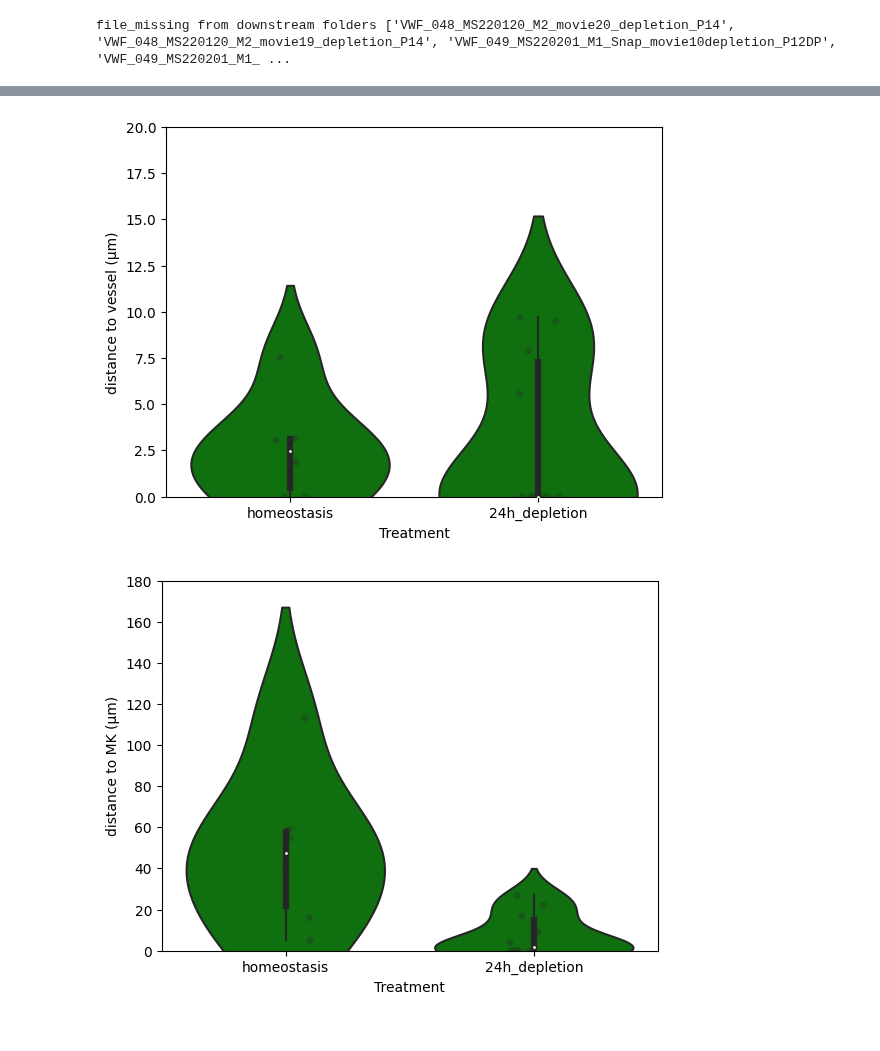
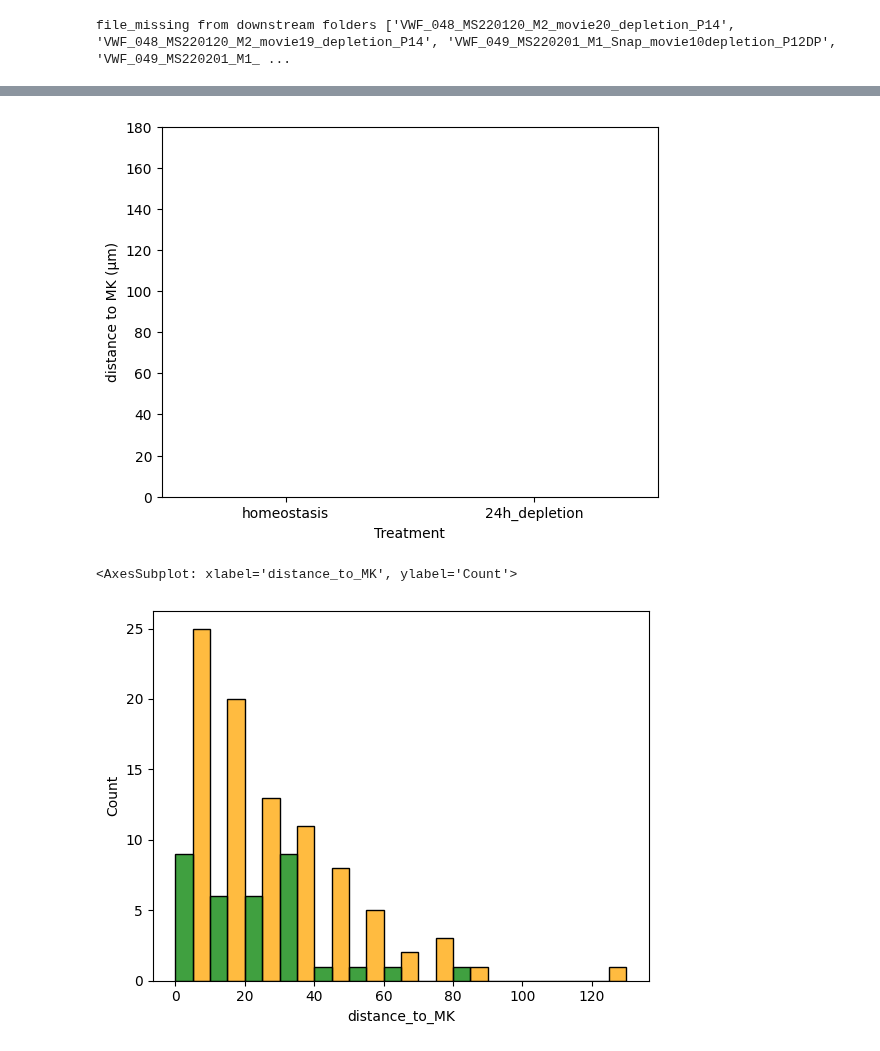
Before and after one commit to Mas515/Image_analysis, a Jupyter notebook: IVMtilescans_plot.ipynb, the cells around one changed output, grey strips where cells are left out. Drawn from its saved outputs; the diff is of its cells as text; code cells hidden in the pictures.

Commit message:
MK plots from Imaris

```diff
--- a/IVMtilescans_plot.ipynb
+++ b/IVMtilescans_plot.ipynb
@@ -342,13 +474,16 @@ print('file_missing from downstream folders', missing_file)
 file_missing from downstream folders ['VWF_048_MS220120_M2_movie20_depletion_P14', 'VWF_048_MS220120_M2_movie19_depletion_P14', 'VWF_049_MS220201_M1_Snap_movie10depletion_P12DP', 'VWF_049_MS220201_M1_ ...
 # %%
 data=pd.read_csv('/Users/secchim/Documents/Experiments/Imaris_aged_IVM_tilescans/distance_to_MK_v1.csv', index_col=None, header=0)
-data=data[data['Treatment']=='homeostasis']
+# data=data[data['Treatment']=='homeostasis']
+data=data[data['Treatment']=='24h_depletion']
+data=data[data['file_type']=='tilescan']
 # sns.histplot(data, x="distance_to_MK", hue="Hoxb5_status_corrected", palette=['green','orange'], hue_order=('Hoxb5_vwf','hoxb5'), legend=False, binwidth=10, multiple="dodge")
 
 for r,b, in data.iterrows():
+    data.loc[r,'distance_to_vessel']=data.loc[r,'distance_to_vessel']-4
     if data.loc[r,'distance_to_vessel']<0:
         data.loc[r,'distance_to_vessel']=0
 
-sns.histplot(data, x="distance_to_vessel", hue="Hoxb5_status_corrected", palette=['green','orange'], hue_order=('Hoxb5_vwf','hoxb5'), legend=False, binwidth=10, multiple="dodge")
+sns.histplot(data, x="distance_to_vessel", hue="Hoxb5_status_corrected", palette=['green','orange'], hue_order=('Hoxb5_vwf','hoxb5'), legend=False, binwidth=5, multiple="dodge")
 # %% [output]
 <AxesSubplot: xlabel='distance_to_vessel', ylabel='Count'>
@@ -357,7 +492,9 @@ sns.histplot(data, x="distance_to_vessel", hue="Hoxb5_status_corrected", palette
 #attempt to calculate distances between KuO
 data=pd.read_csv('/Users/secchim/Documents/Experiments/Imaris_aged_IVM_tilescans/distance_to_MK_v1.csv', index_col=None, header=0)
 
-data=data[data['Treatment']=='homeostasis']
+# data=data[data['Treatment']=='homeostasis']
+data=data[data['Treatment']=='ageing']
+data=data[data['file_type']=='tilescan']
 data['Final_Cell_ID']=data['file']+'_'+data['ID'].astype(str)
 # datax=data[data['track_length']!=0]
 # datax=datax[datax['Treatment']!='ageing']
@@ -469,41 +602,47 @@ Name: min_distance_to_kuo, dtype: float64
 # %%
 data=pd.read_csv('/Users/secchim/Documents/Experiments/Imaris_aged_IVM_tilescans/distance_to_MK_v1.csv', index_col=None, header=0)
 # data=data[data['Treatment']=='homeostasis']
-data=data[data['Treatment']!='ageing']
-data=data[data['file_type']=='movie']
+# data=data[data['Treatment']!='homeostasis']
+# data=data[data['Treatment']!='24h_depletion']
+# data=data[data['Treatment']!='ageing']
+data=data[data['Treatment']=='ageing']
+# data=data[data['file_type']=='movie']
+data=data[data['file_type']=='tilescan']
 data=data[data['Time']==1]
-# sns.histplot(data, x="distance_to_MK", hue="Hoxb5_status_corrected", palette=['green','orange'], hue_order=('Hoxb5_vwf','hoxb5'), legend=False, binwidth=10, multiple="dodge")
 
-for r,b, in data.iterrows():
-    data.loc[r,'distance_to_vessel']=data.loc[r,'distance_to_vessel']-4
-    if data.loc[r,'distance_to_vessel']<0:
-        data.loc[r,'distance_to_vessel']=0
+# for r,b, in data.iterrows():
+#     data.loc[r,'distance_to_vessel']=data.loc[r,'distance_to_vessel']-4
+#     if data.loc[r,'distance_to_vessel']<0:
+#         data.loc[r,'distance_to_vessel']=0
 
-# sns.histplot(data, x="distance_to_vessel", hue="Hoxb5_status_corrected", palette=['green','orange'], hue_order=('Hoxb5_vwf','hoxb5'), legend=False, binwidth=5, multiple="dodge")
-# sns.histplot(data, x="distance_to_vessel", hue="Treatment", palette=['green','black'], hue_order=('homeostasis','24h_depletion'), legend=False, binwidth=5, multiple="dodge")
-g=(sns.stripplot(x=("Treatment"),hue='Hoxb5_status_corrected', y="distance_to_vessel", data=data, dodge=True, color='black', alpha=0.3,  order=('homeostasis','24h_depletion')), sns.violinplot(x=("Treatment"), hue='Hoxb5_status_corrected', y="distance_to_vessel", data=data, showfliers = False, palette=['green','orange'],  order=('homeostasis','24h_depletion')))
-# plt.legend(title='Cell type', loc='upper center', labels=['Hoxb5+Vwf+', 'Hoxb5+Vwf-'])
-plt.legend([], [], frameon=False)
-g[1].set(ylabel='distance to vessel (µm)')
-g[1].set(ylim=(0,20))
-plt.show(g)
+# # sns.histplot(data, x="distance_to_vessel", hue="Hoxb5_status_corrected", palette=['green','orange'], hue_order=('Hoxb5_vwf','hoxb5'), legend=False, binwidth=5, multiple="dodge")
+# # sns.histplot(data, x="distance_to_vessel", hue="Treatment", palette=['green','black'], hue_order=('homeostasis','24h_depletion'), legend=False, binwidth=5, multiple="dodge")
+# g=(sns.stripplot(x=("Treatment"),hue='Hoxb5_status_corrected', y="distance_to_vessel", data=data, dodge=True, color='black', alpha=0.3,  order=('homeostasis','24h_depletion')), sns.violinplot(x=("Treatment"), hue='Hoxb5_status_corrected', y="distance_to_vessel", data=data, showfliers = False, palette=['green','orange'],  order=('homeostasis','24h_depletion')))
+# # plt.legend(title='Cell type', loc='upper center', labels=['Hoxb5+Vwf+', 'Hoxb5+Vwf-'])
+# plt.legend([], [], frameon=False)
+# g[1].set(ylabel='distance to vessel (µm)')
+# g[1].set(ylim=(0,20))
+# plt.show(g)
 
 for r,b, in data.iterrows():
     data.loc[r,'distance_to_MK']=data.loc[r,'distance_to_MK']-4
     if data.loc[r,'distance_to_MK']<0:
         data.loc[r,'distance_to_MK']=0
 
 # sns.histplot(data, x="distance_to_vessel", hue="Hoxb5_status_corrected", palette=['green','orange'], hue_order=('Hoxb5_vwf','hoxb5'), legend=False, binwidth=5, multiple="dodge")
 # sns.histplot(data, x="distance_to_vessel", hue="Treatment", palette=['green','black'], hue_order=('homeostasis','24h_depletion'), legend=False, binwidth=5, multiple="dodge")
 g=(sns.stripplot(x=("Treatment"),hue='Hoxb5_status_corrected', y="distance_to_MK", data=data, dodge=True, color='black', alpha=0.3,  order=('homeostasis','24h_depletion')), sns.violinplot(x=("Treatment"), hue='Hoxb5_status_corrected', y="distance_to_MK", data=data, showfliers = False, palette=['green','orange'],  order=('homeostasis','24h_depletion')))
 # plt.legend(title='Cell type', loc='upper center', labels=['Hoxb5+Vwf+', 'Hoxb5+Vwf-'])
 plt.legend([], [], frameon=False)
 g[1].set(ylabel='distance to MK (µm)')
 g[1].set(ylim=(0,180))
 plt.show(g)
+
+sns.histplot(data, x="distance_to_MK", hue="Hoxb5_status_corrected", palette=['green','orange'], hue_order=('Hoxb5_vwf','hoxb5'), legend=False, binwidth=10, multiple="dodge")
 # %% [output]
-[figure, old version]
+[figure, new version]
+<AxesSubplot: xlabel='distance_to_MK', ylabel='Count'>
-[figure, old version]
+[figure, new version]
 # %%
 ###IMARIS MK MEASUREMENTS
 
```
Also changed, not shown: parts of 7 cells of this notebook.
